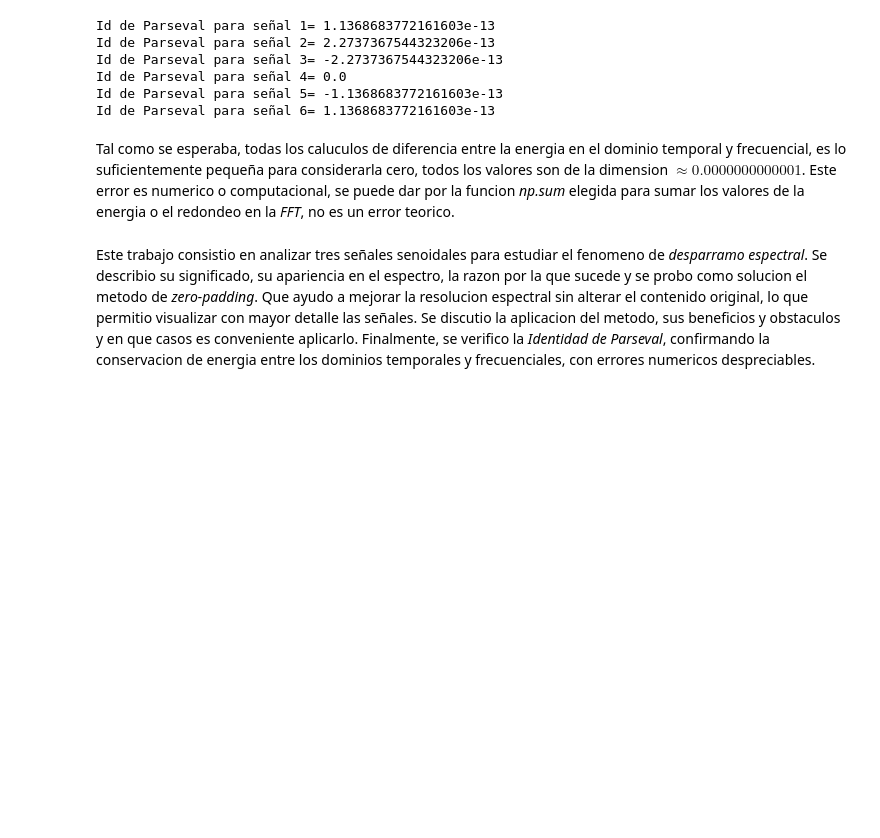
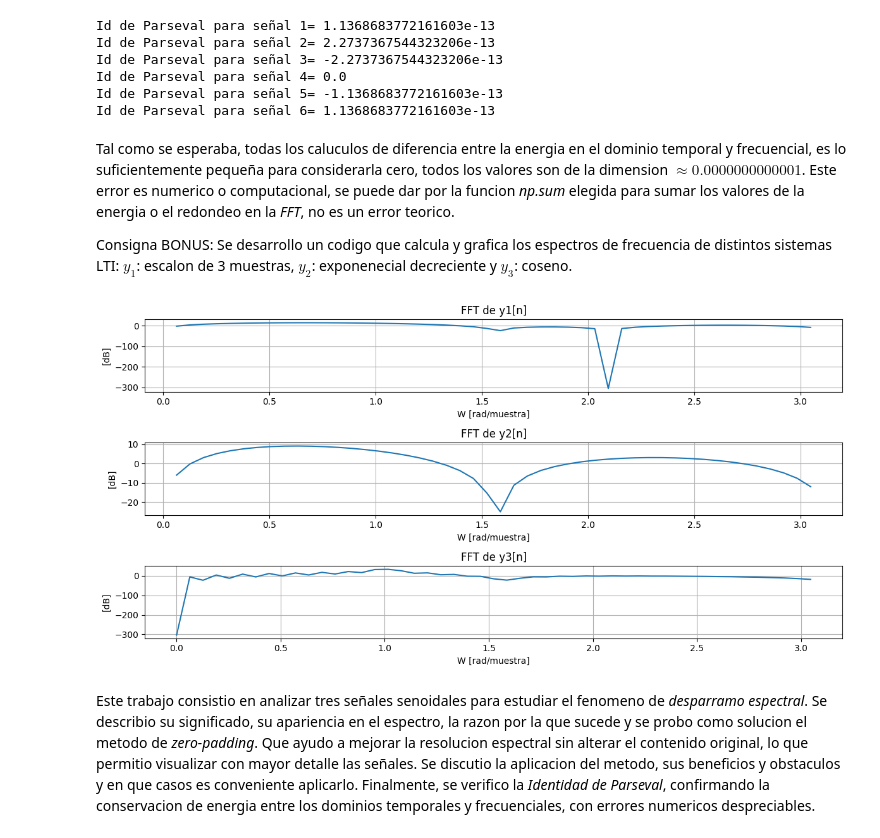
Before and after one commit to MagdalenaGuida/Trabajos-Semanales-APS, a Jupyter notebook: TS 3.ipynb, the cells around one changed output. Saved outputs shown, nothing was run; the diff lists cells and outputs as text; code cells hidden in the pictures; blank space fills up the shorter version.

```diff
--- a/TS 3.ipynb
+++ b/TS 3.ipynb
@@ -176,5 +176,71 @@ Id de Parseval para señal 5= -1.1368683772161603e-13
 Id de Parseval para señal 6= 1.1368683772161603e-13
 # %% [markdown]
 Tal como se esperaba, todas los caluculos de diferencia entre la energia en el dominio temporal y frecuencial, es lo suficientemente pequeña para considerarla cero, todos los valores son de la dimension $ \approx 0.0000000000001$. Este error es numerico o computacional, se puede dar por la funcion *np.sum* elegida para sumar los valores de la energia o el redondeo en la *FFT*, no es un error teorico.
+
+
+Consigna BONUS: Se desarrollo un codigo que calcula y grafica los espectros de frecuencia de distintos sistemas LTI: $y_1$: escalon de 3 muestras, $y_2$: exponenecial decreciente y $y_3$: coseno.
+# %%
+#%% BONUS
+
+# Definicion del rango de n para la entrada
+n = np.arange(-10, 40)
+# Función escalón
+u = lambda x: np.heaviside(x, 1)
+W0 = 1
+Ts = 1
+
+# Entrada: x[n]
+x1 = u(n+1) - u(n-2)
+x2 = (1/2)**n * u(n)
+x3 = np.cos(W0 * n * Ts)
+
+# Definicion del rango de n para h[n]
+m = np.arange(0, 50)
+
+# Delta discreta
+def delta(k):
+    return np.array([1 if i == 0 else 0 for i in k])
+# Respuesta impulsiva: h[n] = δ[n] - δ[n-4]
+h = delta(m) - delta(m-4)
+
+# Convolución: y[n] = x[n] * h[n]
+y1 = np.convolve(x1, h)
+y2 = np.convolve(x2, h)
+y3 = np.convolve(x3, h)
+
+# Nuevo eje temporal para la salida
+ny = np.arange(n[0] + m[0], n[-1] + m[-1] + 1)
+NY = len(ny)
+
+#Calculo FFT
+Y1_fft = np.abs(np.fft.fft(y1))
+Y2_fft = np.abs(np.fft.fft(y2))
+Y3_fft = np.abs(np.fft.fft(y3))
+frecsLTI = np.arange(NY) * (2* np.pi) / NY
+
+#%% GRAFS
+plt.figure(figsize=(12,6))
+plt.subplot(3,1,1)
+plt.plot(frecsLTI[:NY//2], 20*np.log10(Y1_fft[:NY//2]))
+plt.title("FFT de y1[n]")
+plt.xlabel("W [rad/muestra]")
+plt.ylabel("[dB]")
+plt.grid(True)
+plt.subplot(3,1,2)
+plt.plot(frecsLTI[:NY//2], 20*np.log10(Y2_fft[:NY//2]))
+plt.title("FFT de y2[n]")
+plt.xlabel("W [rad/muestra]")
+plt.ylabel("[dB]")
+plt.grid(True)
+plt.subplot(3,1,3)
+plt.plot(frecsLTI[:NY//2], 20*np.log10(Y3_fft[:NY//2]))
+plt.title("FFT de y3[n]")
+plt.xlabel("W [rad/muestra]")
+plt.ylabel("[dB]")
+plt.grid(True)
+plt.tight_layout()
+plt.show()
+# %% [output]
+[figure, added]
 # %% [markdown]
 Este trabajo consistio en analizar tres señales senoidales para estudiar el fenomeno de *desparramo espectral*. Se describio su significado, su apariencia en el espectro, la razon por la que sucede y se probo como solucion el metodo de *zero-padding*. Que ayudo a mejorar la resolucion espectral sin alterar el contenido original, lo que permitio visualizar con mayor detalle las señales. Se discutio la aplicacion del metodo, sus beneficios y obstaculos y en que casos es conveniente aplicarlo. Finalmente, se verifico la *Identidad de Parseval*, confirmando la conservacion de energia entre los dominios temporales y frecuenciales, con errores numericos despreciables.
```
